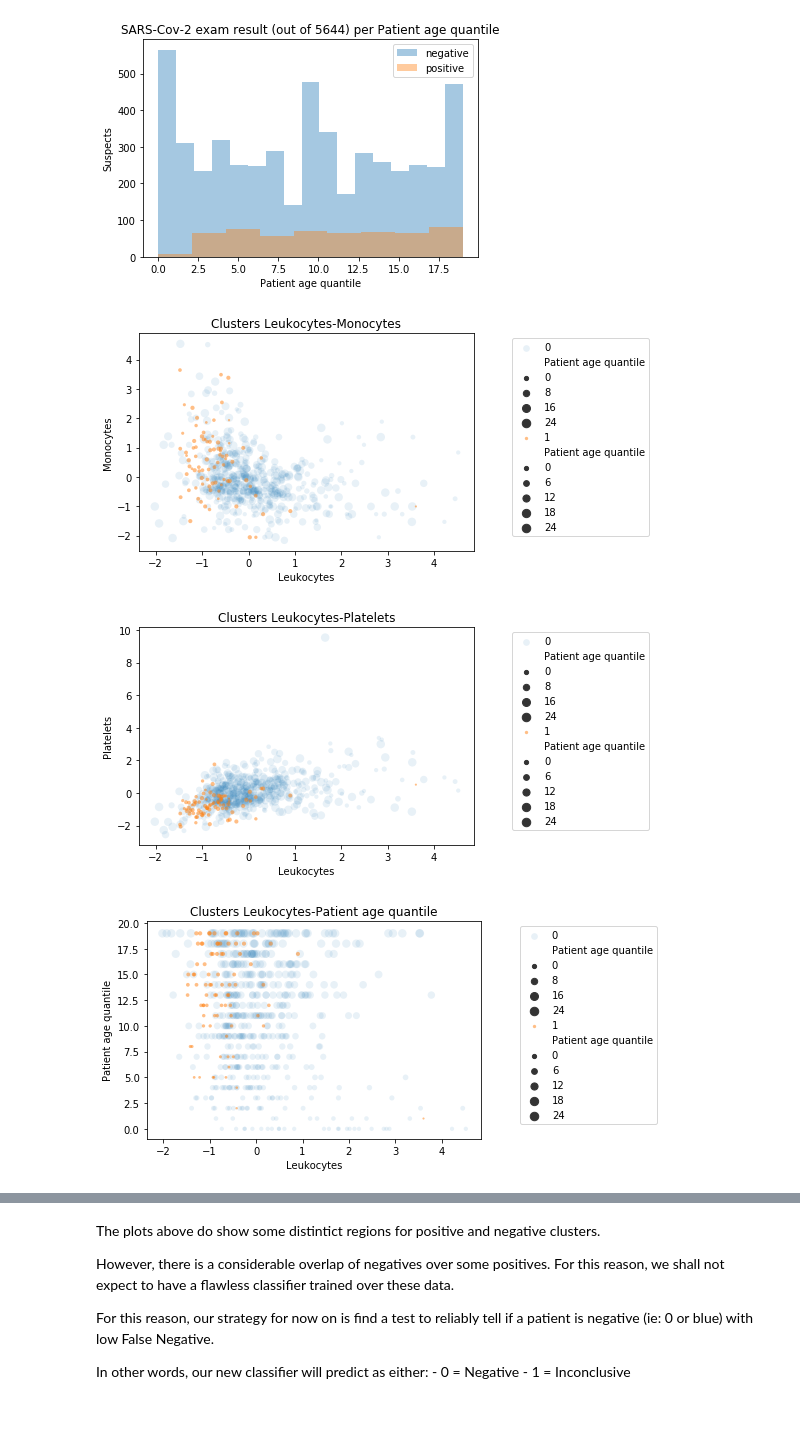
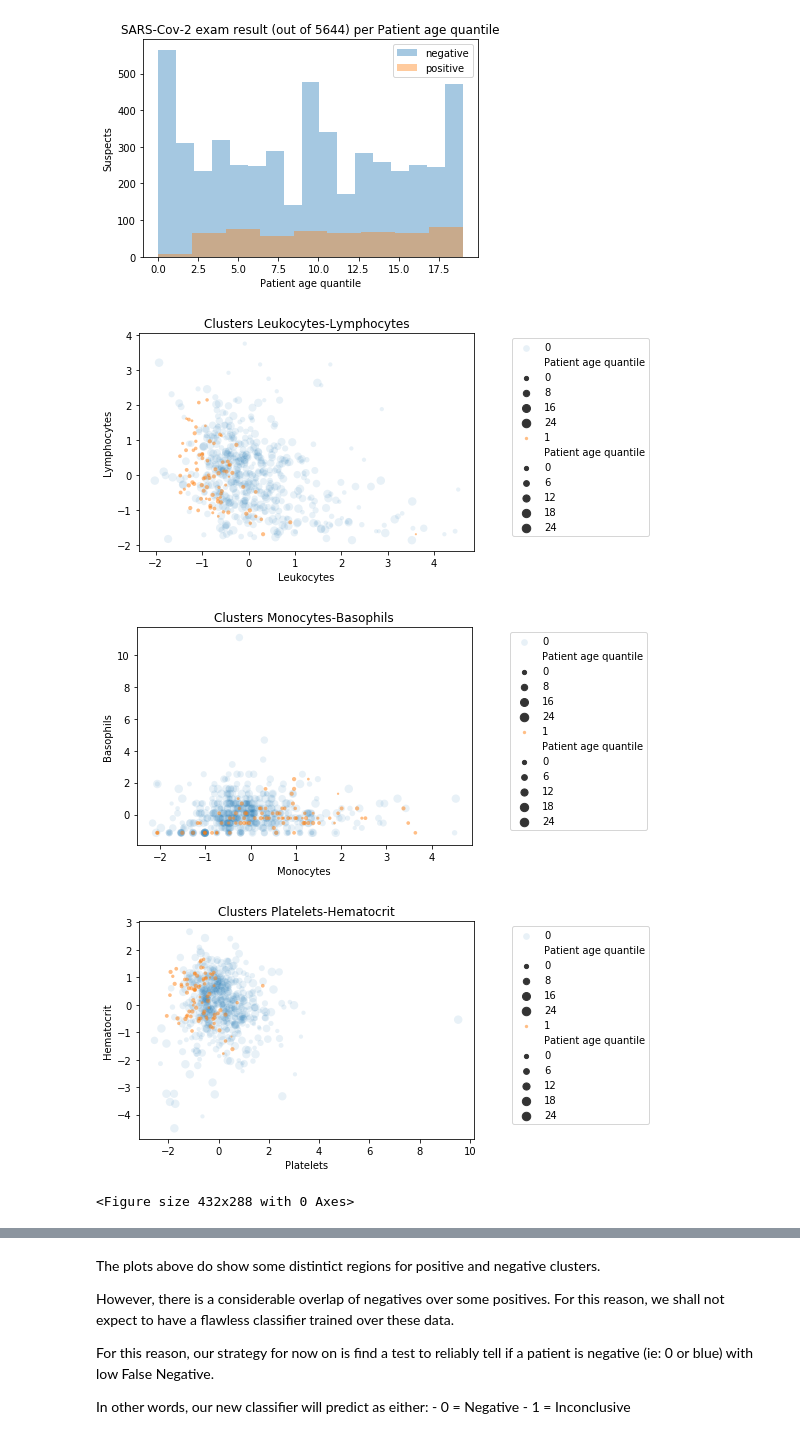
Before and after one commit to diogodutra/COVID-19-Albert_Eintein, a Jupyter notebook: COVID-19_Albert_Einstein.ipynb, the cells around one changed output, grey strips where cells are left out. Saved outputs shown, nothing was run; the diff lists cells and outputs as text; code cells hidden in the pictures.

Commit message:
More cluster plots including the new features; removed some leftovers related to statistical inference

```diff
--- a/COVID-19_Albert_Einstein.ipynb
+++ b/COVID-19_Albert_Einstein.ipynb
@@ -328,20 +366,24 @@ for feature in features_covid:
 [figure]
 [figure]
 # %%
-for col in [1, 2, 3]:
-    plt.figure()
-    sns.scatterplot(x=features_covid[0], y=features_covid[col], size=features_covid[-1], data=dat[dat[label]==0],
-                      linewidth=0, s=16, alpha = 0.1, label='0')
-    sns.scatterplot(x=features_covid[0], y=features_covid[col], size=features_covid[-1], data=dat[dat[label]==1],
-                      linewidth=0, s=16, alpha = 0.5, label='1', marker='.')
-    plt.legend([0, 1])
+for col in range(0, len(features_covid), 2):
+    try:
+        plt.figure()
+        sns.scatterplot(x=features_covid[col], y=features_covid[col+1], size=features_covid[-1], data=dat[dat[label]==0],
+                          linewidth=0, s=16, alpha = 0.1, label='0')
+        sns.scatterplot(x=features_covid[col], y=features_covid[col+1], size=features_covid[-1], data=dat[dat[label]==1],
+                          linewidth=0, s=16, alpha = 0.5, label='1', marker='.')
+        plt.legend([0, 1])
 
-#     sns.scatterplot(x=features_covid[0], y=features_covid[col], size=features_covid[-1], hue=label, data=dat,
-#                       linewidth=0, s=16, alpha = 0.6, marker='.')
+    #     sns.scatterplot(x=features_covid[0], y=features_covid[col], size=features_covid[-1], hue=label, data=dat,
+    #                       linewidth=0, s=16, alpha = 0.6, marker='.')
 
-    plt.title(f'Clusters {features_covid[0]}-{features_covid[col]}')
-    plt.legend(bbox_to_anchor=(1.1, 1))
+        plt.title(f'Clusters {features_covid[col]}-{features_covid[col+1]}')
+        plt.legend(bbox_to_anchor=(1.1, 1))
+    except:
+        pass
 # %% [output]
-[figure, old version]
+[figure, new version]
-[figure, old version]
+[figure, new version]
-[figure, old version]
+[figure, new version]
+<Figure size 432x288 with 0 Axes>
```
Also changed, not shown: parts of 19 cells of this notebook, 2 other files.
